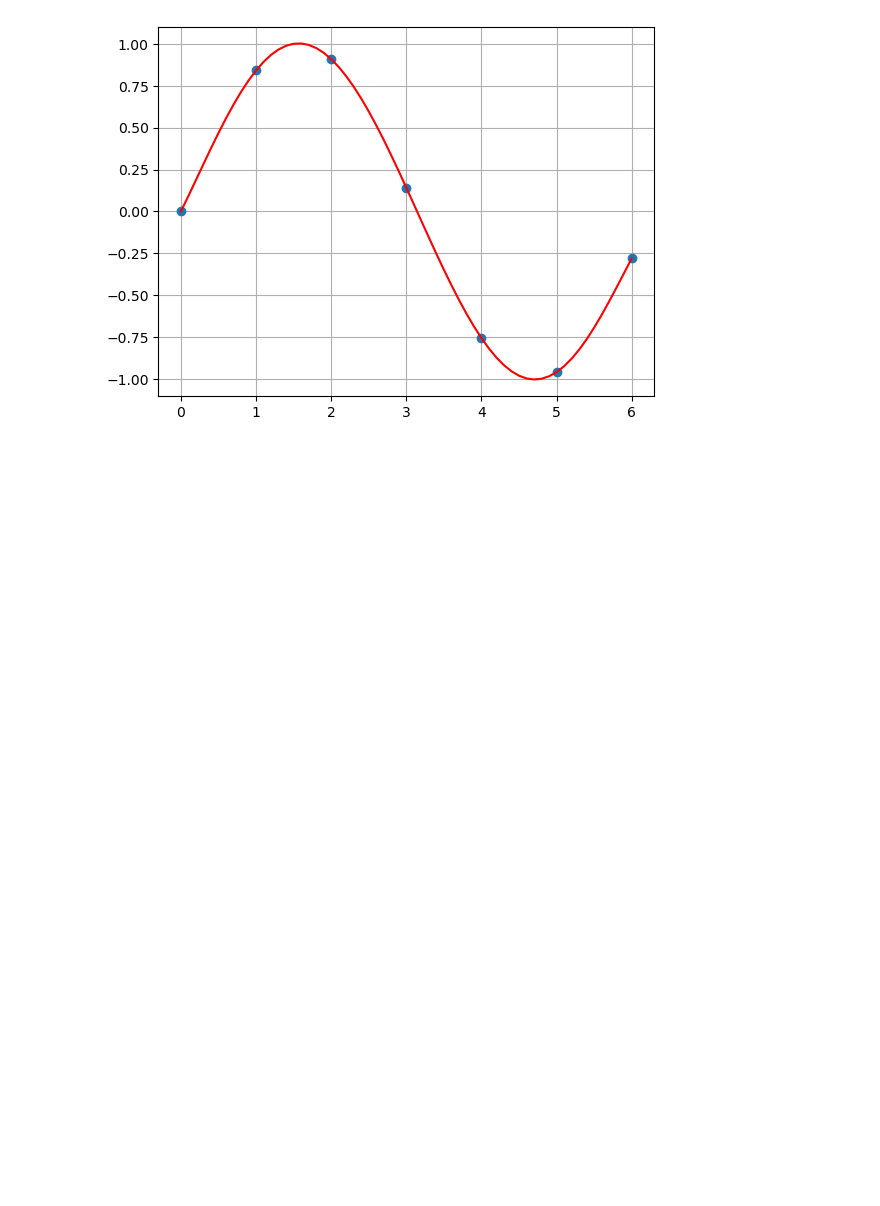
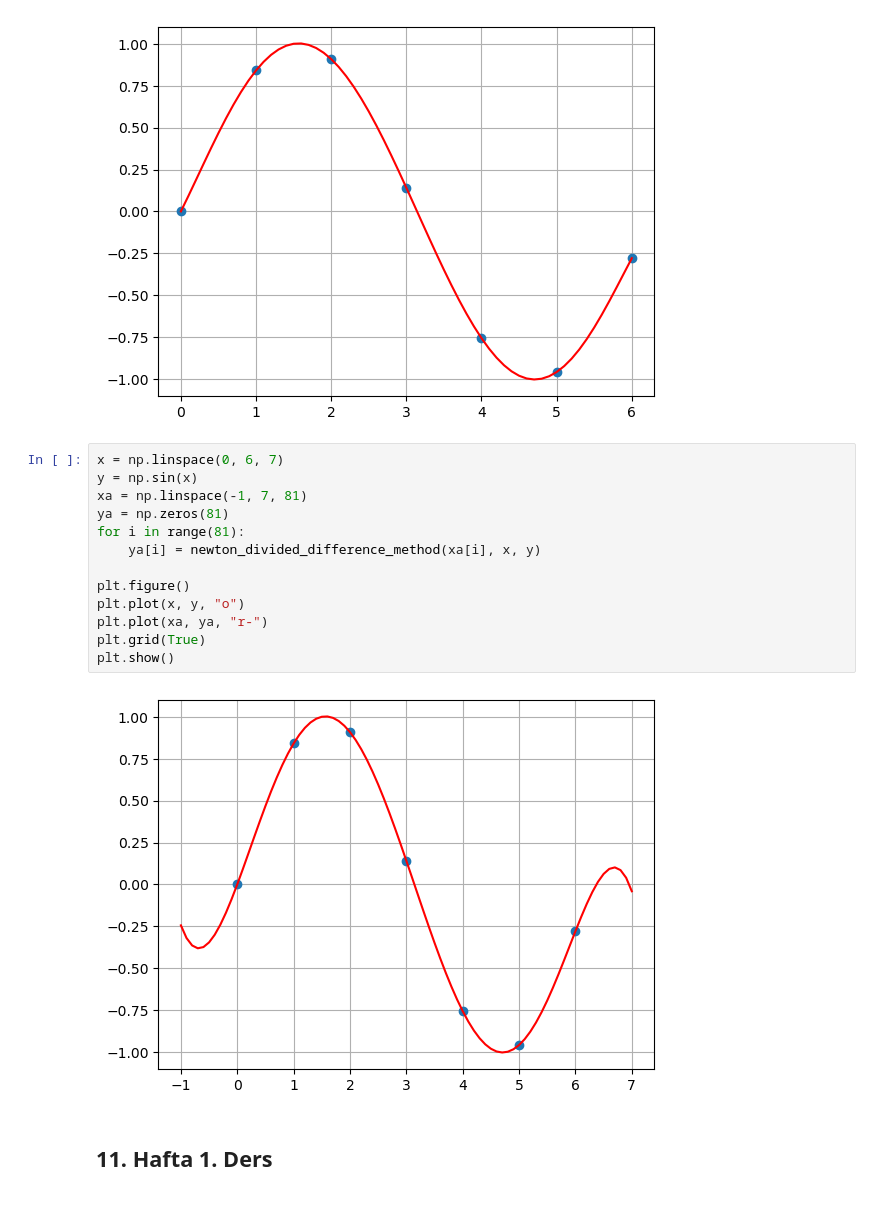
Before and after one commit to ZiyaKolcu/Sayisal-Cozumleme-Jupyter-Notebook, a Jupyter notebook: sayisal_cozumleme.ipynb, the cells around one changed output. Cells and saved outputs as stored; diff of their text form; blank space fills up the shorter version.

Commit message:
added 11.hafta 1.ders

```diff
--- a/sayisal_cozumleme.ipynb
+++ b/sayisal_cozumleme.ipynb
@@ -1868,3 +1871,22 @@ plt.grid(True)
 plt.show()
 # %% [output]
 [figure]
+# %%
+x = np.linspace(0, 6, 7)
+y = np.sin(x)
+xa = np.linspace(-1, 7, 81)
+ya = np.zeros(81)
+for i in range(81):
+    ya[i] = newton_divided_difference_method(xa[i], x, y)
+
+plt.figure()
+plt.plot(x, y, "o")
+plt.plot(xa, ya, "r-")
+plt.grid(True)
+plt.show()
+# %% [output]
+[figure, added]
+# %% [markdown]
+<div id="11.1">
+<h2>11. Hafta 1. Ders</h2>
+</div>
```
Also changed, not shown: parts of 5 cells of this notebook.
